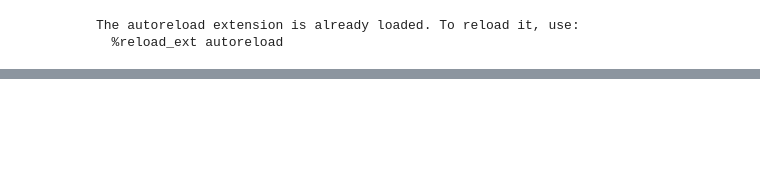
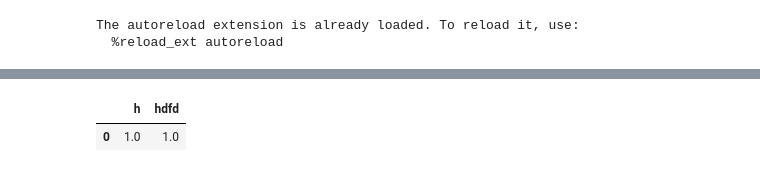
Before and after one commit to Husseinjd/DroneCrashDetection, a Jupyter notebook: main_run.ipynb, the cells around one changed output, grey strips where cells are left out. Saved outputs shown, nothing was run; the diff lists cells and outputs as text; code cells hidden in the pictures; blank space fills up the shorter version.

```diff
--- a/main_run.ipynb
+++ b/main_run.ipynb
@@ -132,0 +108,10 @@ def testf(**kwargs):
+# %%
+d = pd.DataFrame()
+dt = {file'h':1,'hdfd':1}
+d = d.append(dt,ignore_index=True)
+d.reindex= '1'
+# %%
+d
+# %% [output]
+|  | h | hdfd |
+| 0 | 1.0 | 1.0 |
```
Also changed, not shown: parts of 9 cells of this notebook, 3 other files.
